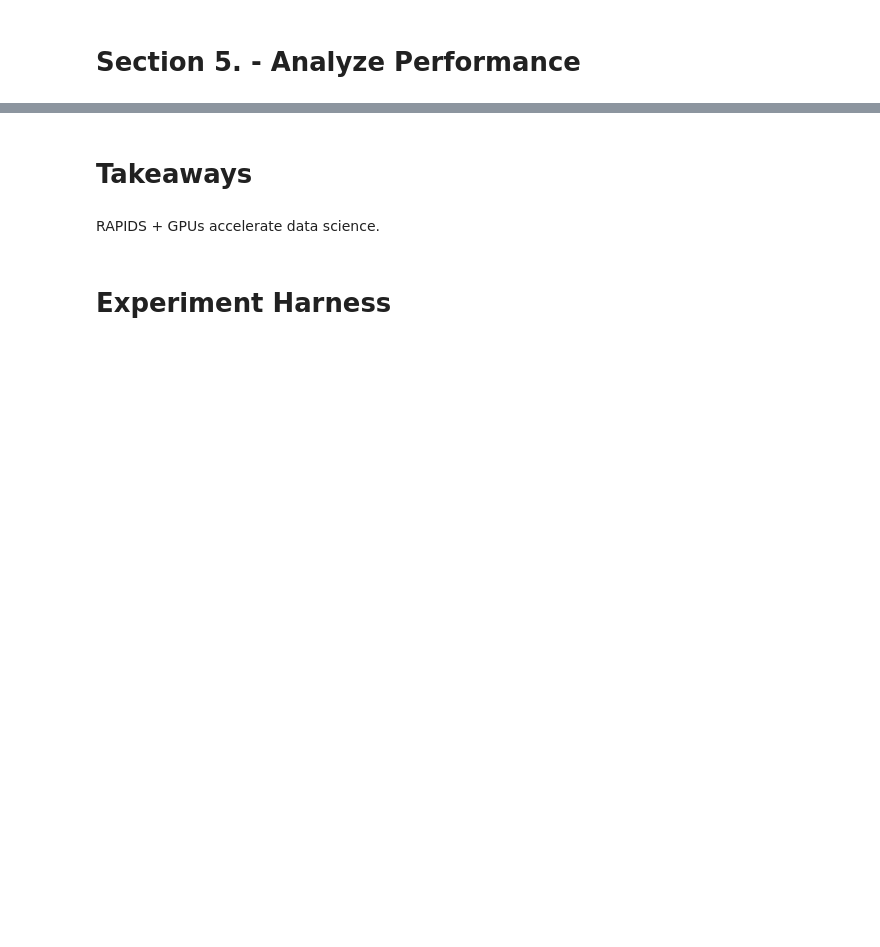
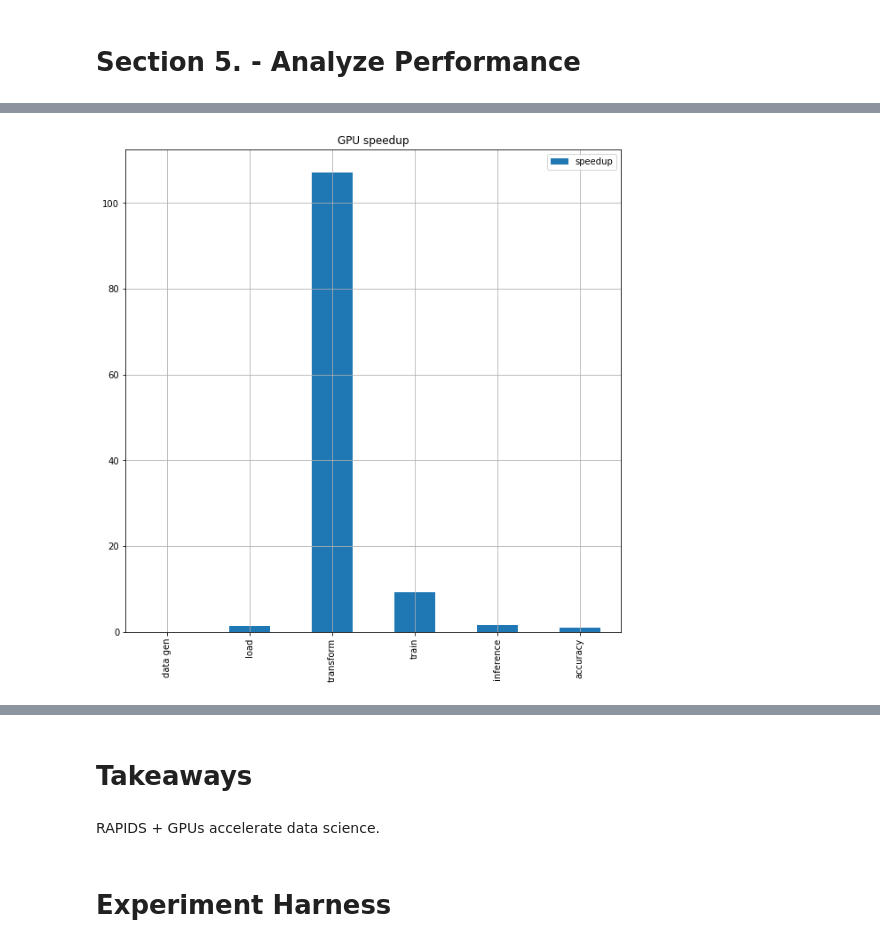
Before and after one commit to miroenev/rapids, a Jupyter notebook: drafts/RAPIDS_SL_8_22_2019.ipynb, the cells around one changed output, grey strips where cells are left out. Drawn from its saved outputs; the diff is of its cells as text; code cells hidden in the pictures; blank space fills up the shorter version.

```diff
--- a/drafts/RAPIDS_SL_8_22_2019.ipynb
+++ b/drafts/RAPIDS_SL_8_22_2019.ipynb
@@ -545,0 +558,5 @@ expTimesDF =  pd.DataFrame({'experiment_id': ['CPU', 'GPU' ],
+# %%
+ax = pd.DataFrame(np.array(ratios), index=list(expTimesDF.columns)[1:], columns=['speedup'] ).plot.bar(figsize=(10,10), grid=True)
+ax.set_title('GPU speedup');
+# %% [output]
+[figure, added]
```
Also changed, not shown: parts of 19 cells of this notebook.
